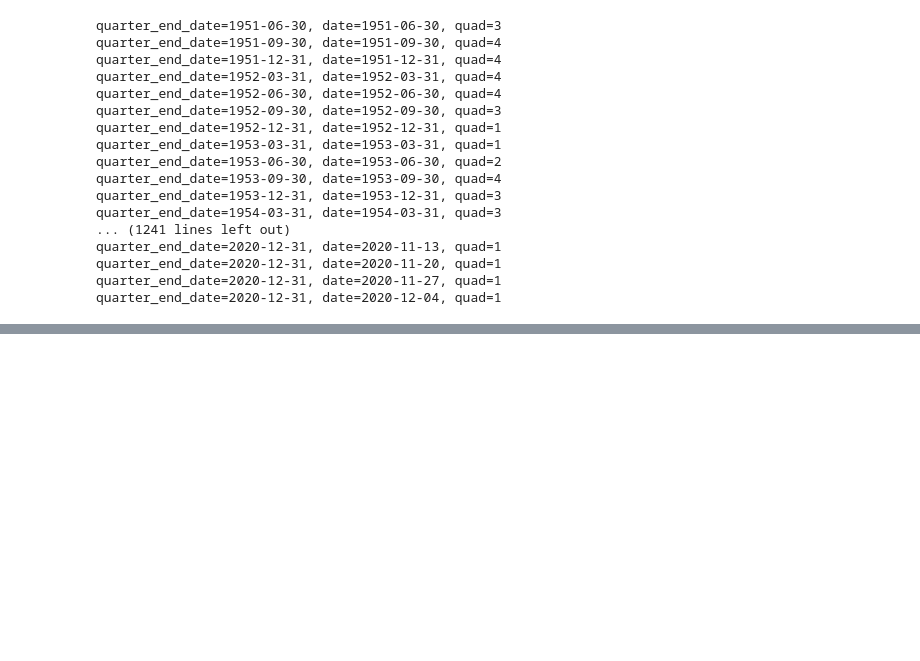
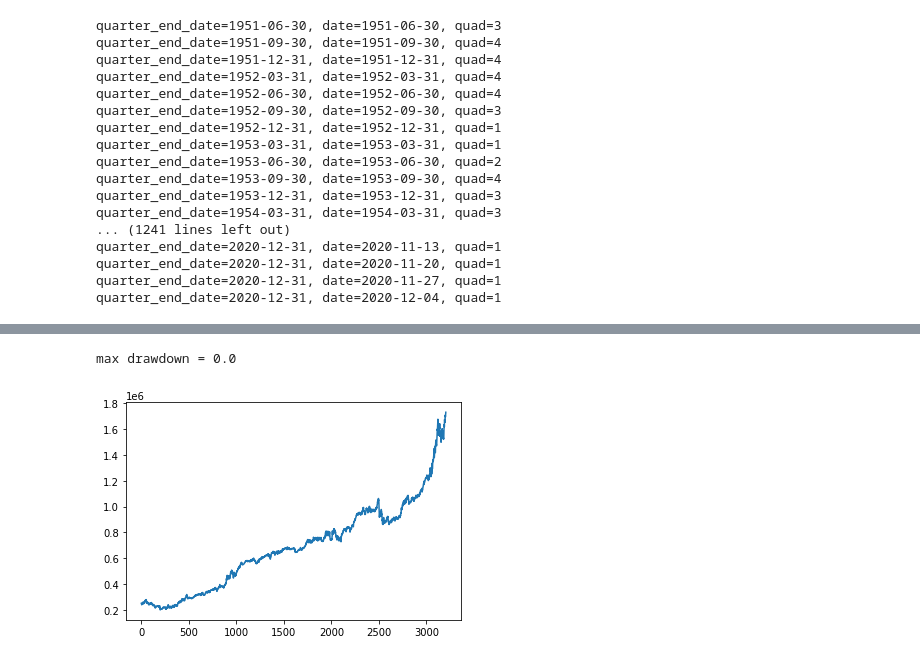
Before and after one commit to isosphere/VolAdjGIPDashboard, a Jupyter notebook: voladjportfolio_testing.ipynb, the cells around one changed output, grey strips where cells are left out. Cells and saved outputs as stored; diff of their text form; code cells hidden in the pictures; blank space fills up the shorter version.

Commit message:
Added quick and dirty backtest of a trend following approach

```diff
--- a/voladjportfolio_testing.ipynb
+++ b/voladjportfolio_testing.ipynb
@@ -109,0 +108,58 @@ usa_quads.tail(20)
+# %%
+from DataAcquisition.models import QuadReturn, YahooHistory
+quad_returns = pd.DataFrame(
+    QuadReturn.objects.all().order_by('data_end_date').values_list(
+        'quarter_end_date', 'data_end_date', 'label', 'quad_return', 'quad_stdev'
+    ), columns = ['quarter_end_date', 'data_end_date', 'label', 'quad_return', 'quad_stdev']
+)
+# %%
+# Quick and dirty backtesting of a trend following strategy using this framework
+
+cash_value = 250000.0
+
+positioning = None
+cost_basis = None
+
+total_value_history = [cash_value]
+
+for date, subframe in quad_returns.groupby('data_end_date'):
+    best_performance = None
+    best_label = None
+
+    for identity, quarter_end_date, data_end_date, label, quad_return, quad_stdev in subframe.itertuples():
+        if quad_stdev == 0:
+            continue
+
+        this_score = quad_return / quad_stdev
+        if best_performance is None or this_score > best_performance:
+            best_performance = this_score
+            best_label = label
+
+    current_prices = YahooHistory.objects.filter(ticker__in=['QQQ', 'XLI', 'XLF', 'GLD', 'TLT', 'UUP', 'XLU'], date=date)
+    if not current_prices:
+        continue
+
+    # liquidate positions
+    if positioning is not None:
+        for ticker in positioning:
+            cash_value += positioning[ticker]*current_prices.get(ticker=ticker).close_price -
+
+        positioning = None
+
+    total_value_history.append(cash_value)
+
+    # add positions
+    positioning = YahooHistory.equal_volatility_position(best_label.split(','), max_date=date, target_value=cash_value)
+    cost_basis = dict()
+
+    for ticker in positioning:
+        price = current_prices.get(ticker=ticker).close_price
+        cash_value -= positioning[ticker]*price
+        cost_basis[ticker] = price
+
+import matplotlib.pyplot as plt
+plt.plot(total_value_history)
+print(f"max drawdown = {max_drawdown}")
+# %% [output]
+max drawdown = 0.0
+[figure, added]
```
Also changed, not shown: parts of 4 cells of this notebook.
